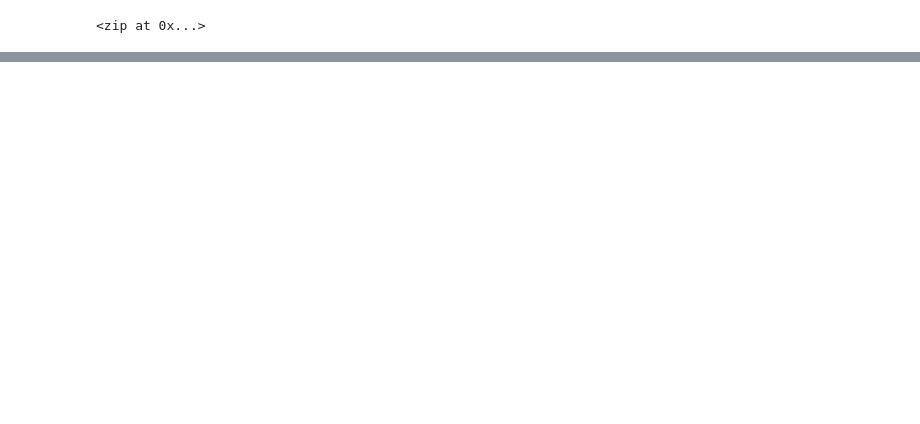
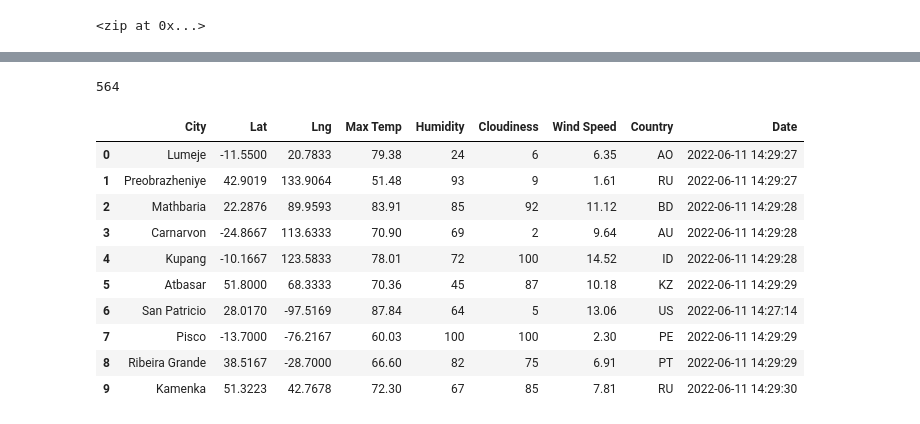
Before and after one commit to AllenAx91/World_Weather_Analysis, a Jupyter notebook: WeatherPy.ipynb, the cells around one changed output, grey strips where cells are left out. Drawn from its saved outputs; the diff is of its cells as text; code cells hidden in the pictures; blank space fills up the shorter version.

```diff
--- a/WeatherPy.ipynb
+++ b/WeatherPy.ipynb
@@ -75,0 +160,20 @@ len(cities)
+# %%
+len(city_data)
+# %% [output]
+564
+# %%
+# Convert the array of dictionaries to a Pandas DataFrame.
+city_data_df = pd.DataFrame(city_data)
+city_data_df.head(10)
+# %% [output]
+|  | City | Lat | Lng | Max Temp | Humidity | Cloudiness | Wind Speed | Country | Date |
+| 0 | Lumeje | -11.5500 | 20.7833 | 79.38 | 24 | 6 | 6.35 | AO | 2022-06-11 14:29:27 |
+| 1 | Preobrazheniye | 42.9019 | 133.9064 | 51.48 | 93 | 9 | 1.61 | RU | 2022-06-11 14:29:27 |
+| 2 | Mathbaria | 22.2876 | 89.9593 | 83.91 | 85 | 92 | 11.12 | BD | 2022-06-11 14:29:28 |
+| 3 | Carnarvon | -24.8667 | 113.6333 | 70.90 | 69 | 2 | 9.64 | AU | 2022-06-11 14:29:28 |
+| 4 | Kupang | -10.1667 | 123.5833 | 78.01 | 72 | 100 | 14.52 | ID | 2022-06-11 14:29:28 |
+| 5 | Atbasar | 51.8000 | 68.3333 | 70.36 | 45 | 87 | 10.18 | KZ | 2022-06-11 14:29:29 |
+| 6 | San Patricio | 28.0170 | -97.5169 | 87.84 | 64 | 5 | 13.06 | US | 2022-06-11 14:27:14 |
+| 7 | Pisco | -13.7000 | -76.2167 | 60.03 | 100 | 100 | 2.30 | PE | 2022-06-11 14:29:29 |
+| 8 | Ribeira Grande | 38.5167 | -28.7000 | 66.60 | 82 | 75 | 6.91 | PT | 2022-06-11 14:29:29 |
+| 9 | Kamenka | 51.3223 | 42.7678 | 72.30 | 67 | 85 | 7.81 | RU | 2022-06-11 14:29:30 |
```
Also changed, not shown: parts of 7 cells of this notebook, 2 other files.
